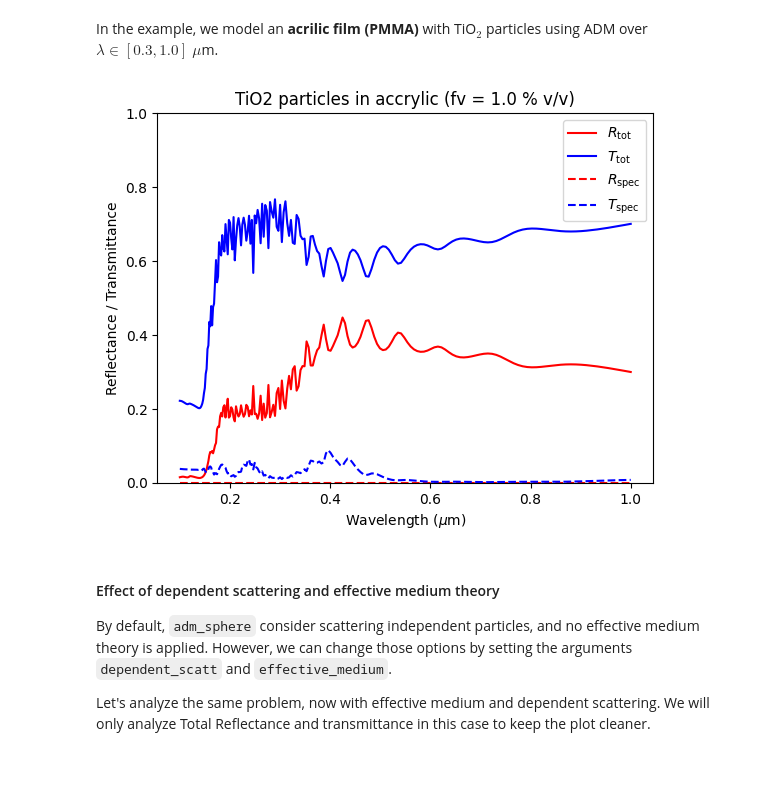
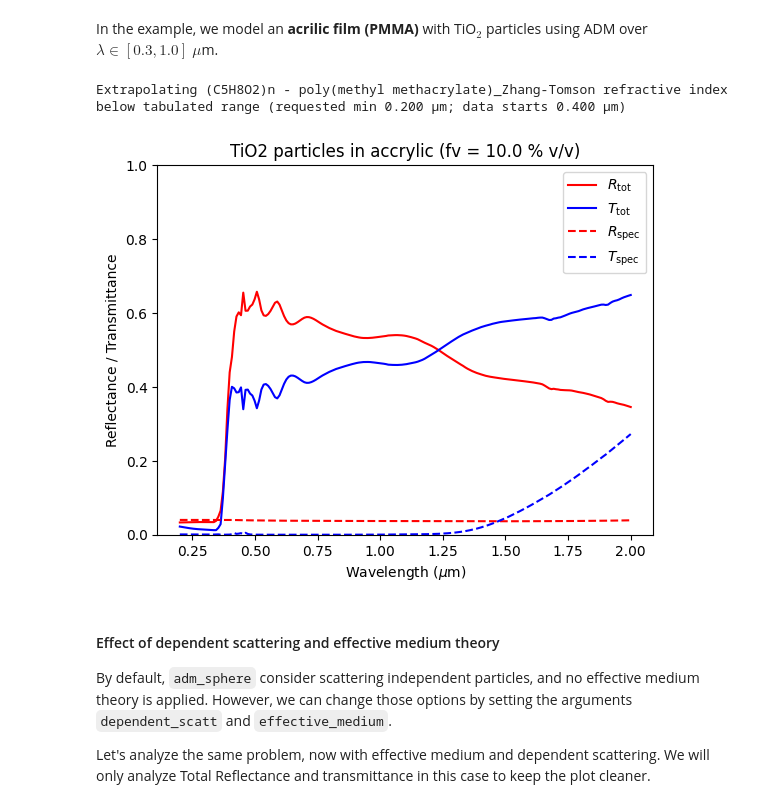
Before and after one commit to PanxoPanza/empylib, a Jupyter notebook: docs/rad_transfer_test.ipynb, the cells around one changed output. Saved outputs shown, nothing was run; the diff lists cells and outputs as text; code cells hidden in the pictures; blank space fills up the shorter version.

```diff
--- a/docs/rad_transfer_test.ipynb
+++ b/docs/rad_transfer_test.ipynb
@@ -85,34 +85,28 @@ adm_sphere()
 # %% [markdown]
 In the example, we model an **acrilic film (PMMA)** with TiO$_2$ particles using ADM over $\lambda\in[0.3,1.0]$ $\mu$m.
 # %%
-lam = np.logspace(np.log10(0.1),np.log10(1.0),200) # espectro de longitudes de onda
-tfilm = 0.1                    # thickness in mm
-Nh = 1.0                       # índice de refracción del medio (agua)
-fv = 0.01                      # volume fraction of pores/inclusions
-Dp = 1000E-3                   # particle diameter (microns)
-Np = nk.SiO2(lam)              # índice de refracción partícula
-
-# lam = np.logspace(np.log10(0.1),np.log10(1.0),200)
-# Np = nk.SiO2(lam)
-# Nh = 1.0
-# Dp = 1.0
-# tfilm = 0.1
-# fv = 0.01
+lam = np.linspace(0.2, 2.0, 200) # espectro de longitudes de onda
+tfilm = 0.010                    # thickness in mm
+Nh = nk.PMMA(lam)                # índice de refracción del medio (agua)
+fv = 0.10                        # volume fraction of pores/inclusions
+Dp = 0.500                       # particle diameter (microns)
+Np = nk.TiO2(lam)                # índice de refracción partícula
 
 Ttot, Rtot, Tspec, Rspec = rt.adm_sphere(lam, Nh, Np, Dp, fv, tfilm)
 
 plt.plot(lam,Rtot,'-r',label='$R_\mathrm{tot}$')
 plt.plot(lam,Ttot,'-b',label='$T_\mathrm{tot}$')
 plt.plot(lam,Rspec,'--r',label='$R_\mathrm{spec}$')
 plt.plot(lam,Tspec,'--b',label='$T_\mathrm{spec}$')
 plt.xlabel('Wavelength ($\mu$m)')
 plt.ylabel('Reflectance / Transmittance')
 plt.title(r'TiO2 particles in accrylic (fv = %.1f %% v/v)' % (fv*100))
 plt.legend()
 plt.ylim(0,1)
 plt.show()
 # %% [output]
+Extrapolating (C5H8O2)n - poly(methyl methacrylate)_Zhang-Tomson refractive index below tabulated range (requested min 0.200 µm; data starts 0.400 µm)
-[figure, old version]
+[figure, new version]
 # %% [markdown]
 #### Effect of dependent scattering and effective medium theory
 
```
Also changed, not shown: parts of 6 cells of this notebook, 3 other files.
